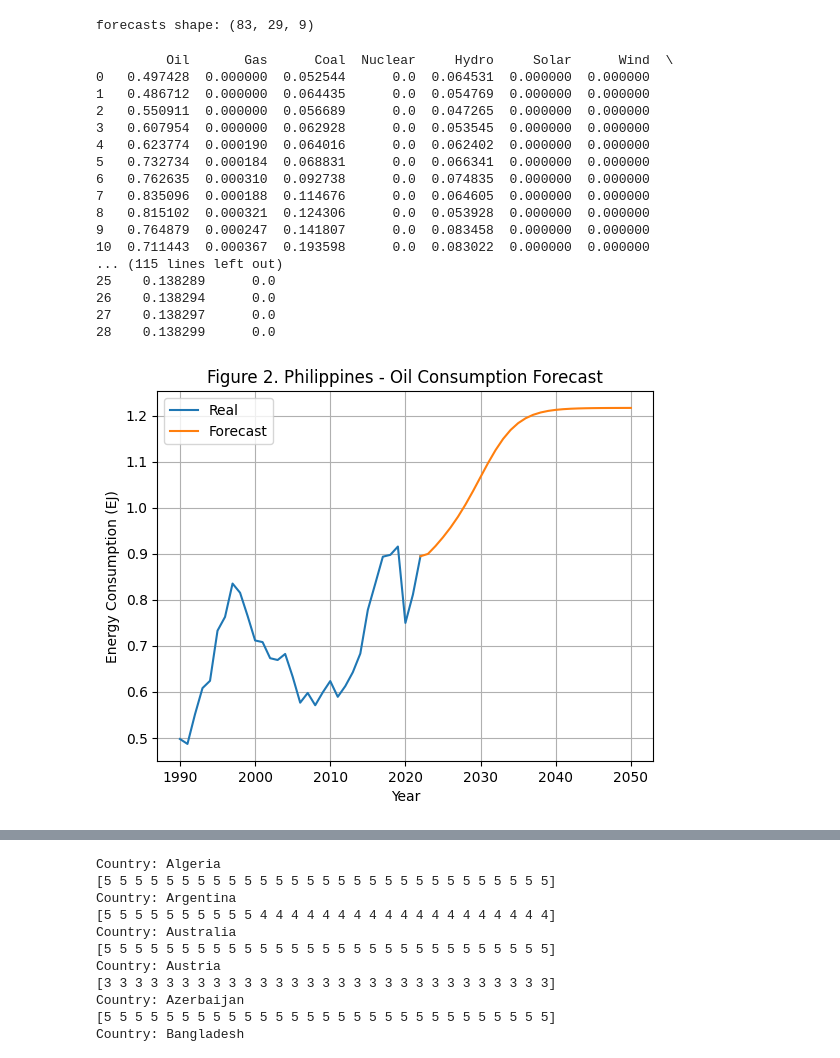
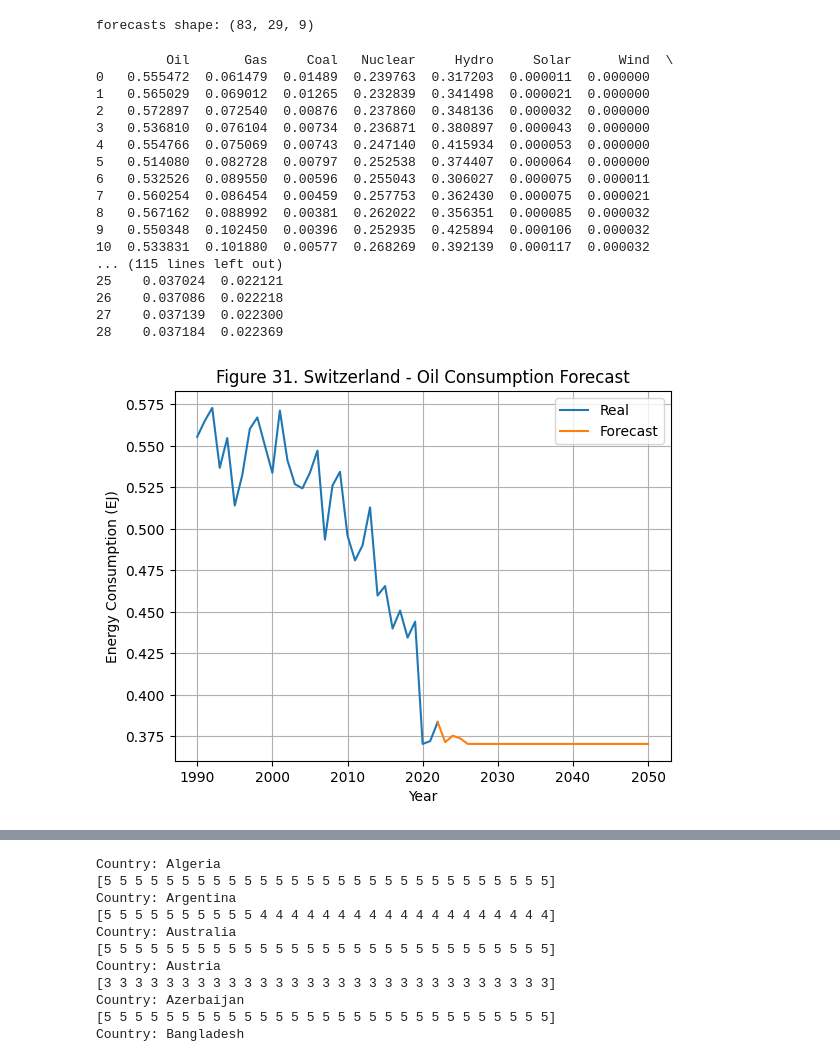
Before and after one commit to AndreLeEEEEEE/BDS-Final-Project, a Jupyter notebook: main.ipynb, the cells around one changed output, grey strips where cells are left out. Cells and saved outputs as stored; diff of their text form; code cells hidden in the pictures.

Commit message:
Fix figure numbers

```diff
--- a/main.ipynb
+++ b/main.ipynb
@@ -924,49 +924,49 @@ forecasts shape: (83, 29, 9)
 # Display the actual and predicted data
 
 columns = ["Oil", "Gas", "Coal", "Nuclear", "Hydro", "Solar", "Wind", "Geothermal", "Biofuel"]
 
-country_index = 54
+country_index = 69
 
 name = cotry_reg[country_index]
 
 real = DataFrame(all_tsf[country_index], columns=columns)
 
 pred = DataFrame(forecasts[country_index], columns=columns)
 
 print(real)
 print()
 print(pred)
 
 curt_range = np.array(real.index) + 1990
 futr_range = np.array(pred.index) + 2022
 
 for index, feature in enumerate(columns):
-    title = f"Figure {index+2}. {name} - {feature} Consumption Forecast"
+    title = f"Figure {index+31}. {name} - {feature} Consumption Forecast"
     plt.title(title)
     plt.plot(curt_range, real[feature], label="Real")
     plt.xlabel("Year")
     plt.plot(futr_range, pred[feature], label="Forecast")
     plt.ylabel("Energy Consumption (EJ)")
     plt.grid(True, "both", "both")
     plt.legend(loc="best")
     plt.savefig(f"data/graphs/{name}_{feature}.png")
     plt.show()
 # %% [output]
-         Oil       Gas      Coal  Nuclear     Hydro     Solar      Wind  \
-0   0.497428  0.000000  0.052544      0.0  0.064531  0.000000  0.000000
-1   0.486712  0.000000  0.064435      0.0  0.054769  0.000000  0.000000
-2   0.550911  0.000000  0.056689      0.0  0.047265  0.000000  0.000000
-3   0.607954  0.000000  0.062928      0.0  0.053545  0.000000  0.000000
-4   0.623774  0.000190  0.064016      0.0  0.062402  0.000000  0.000000
-5   0.732734  0.000184  0.068831      0.0  0.066341  0.000000  0.000000
-6   0.762635  0.000310  0.092738      0.0  0.074835  0.000000  0.000000
-7   0.835096  0.000188  0.114676      0.0  0.064605  0.000000  0.000000
-8   0.815102  0.000321  0.124306      0.0  0.053928  0.000000  0.000000
-9   0.764879  0.000247  0.141807      0.0  0.083458  0.000000  0.000000
-10  0.711443  0.000367  0.193598      0.0  0.083022  0.000000  0.000000
+         Oil       Gas     Coal   Nuclear     Hydro     Solar      Wind  \
+0   0.555472  0.061479  0.01489  0.239763  0.317203  0.000011  0.000000
+1   0.565029  0.069012  0.01265  0.232839  0.341498  0.000021  0.000000
+2   0.572897  0.072540  0.00876  0.237860  0.348136  0.000032  0.000000
+3   0.536810  0.076104  0.00734  0.236871  0.380897  0.000043  0.000000
+4   0.554766  0.075069  0.00743  0.247140  0.415934  0.000053  0.000000
+5   0.514080  0.082728  0.00797  0.252538  0.374407  0.000064  0.000000
+6   0.532526  0.089550  0.00596  0.255043  0.306027  0.000075  0.000011
+7   0.560254  0.086454  0.00459  0.257753  0.362430  0.000075  0.000021
+8   0.567162  0.088992  0.00381  0.262022  0.356351  0.000085  0.000032
+9   0.550348  0.102450  0.00396  0.252935  0.425894  0.000106  0.000032
+10  0.533831  0.101880  0.00577  0.268269  0.392139  0.000117  0.000032
 ... (115 lines left out)
-25    0.138289      0.0
-26    0.138294      0.0
-27    0.138297      0.0
-28    0.138299      0.0
+25    0.037024  0.022121
+26    0.037086  0.022218
+27    0.037139  0.022300
+28    0.037184  0.022369
-[figure, old version]
+[figure, new version]
```
Also changed, not shown: parts of 1 cell of this notebook, 27 other files.
